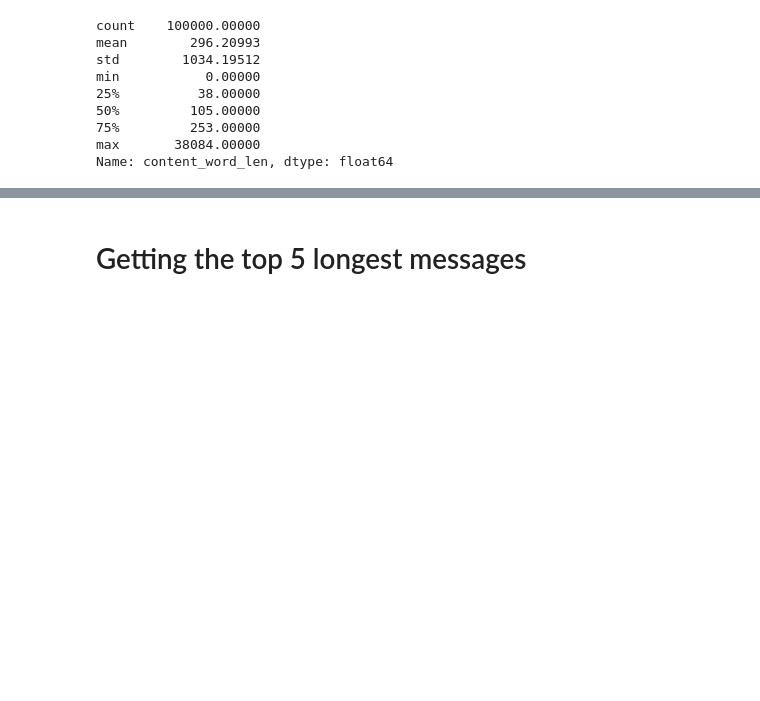
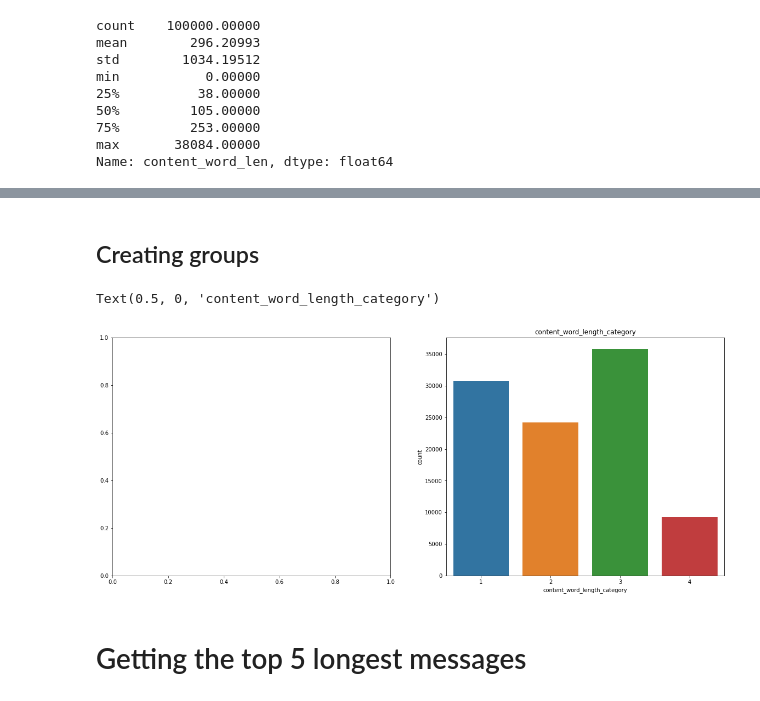
Before and after one commit to baptiste-mouton/ig4_dataScienceProject, a Jupyter notebook: data_cleaning_am.ipynb, the cells around one changed output, grey strips where cells are left out. Saved outputs shown, nothing was run; the diff lists cells and outputs as text; code cells hidden in the pictures; blank space fills up the shorter version.

Commit message:
Changed category attribution strategy and added a new category

```diff
--- a/data_cleaning_am.ipynb
+++ b/data_cleaning_am.ipynb
@@ -99,5 +122,22 @@ On classe les corps de mails en catégories de longueur grâce aux quartiles:
+# %% [markdown]
+## Creating groups
+# %%
+content_word_length_q1 = 50
+content_word_length_q2 = 125
+content_word_length_q3 = 600
 # %%
-data['content_word_length_category'] = data['content_word_len'].apply(lambda x: 'short message' if x<content_word_length_q1 else ('average message' if x<content_word_length_q2 else 'long message'))
+#data['content_word_length_category'] = data['content_word_len'].apply(lambda x: 'short message' if x<content_word_length_q1 else ('average message' if x<content_word_length_q2 else ('long message' if x<content_word_length_q3 else 'extra long message')))
+
+data['content_word_length_category'] = data['content_word_len'].apply(lambda x: 1 if x<content_word_length_q1 else (2 if x<content_word_length_q2 else (3 if x<content_word_length_q3 else 4)))
+# %%
+f,ax = plt.subplots(1,2,figsize=(20,8))
+
+sns.countplot(x='content_word_length_category', data=data, ax=ax[1])
+ax[1].set_title('content_word_length_category')
+ax[1].set_xlabel('content_word_length_category')
+# %% [output]
+Text(0.5, 0, 'content_word_length_category')
+[figure, added]
 # %% [markdown]
 # Getting the top 5 longest messages
 # %%
```
Also changed, not shown: parts of 16 cells of this notebook.
